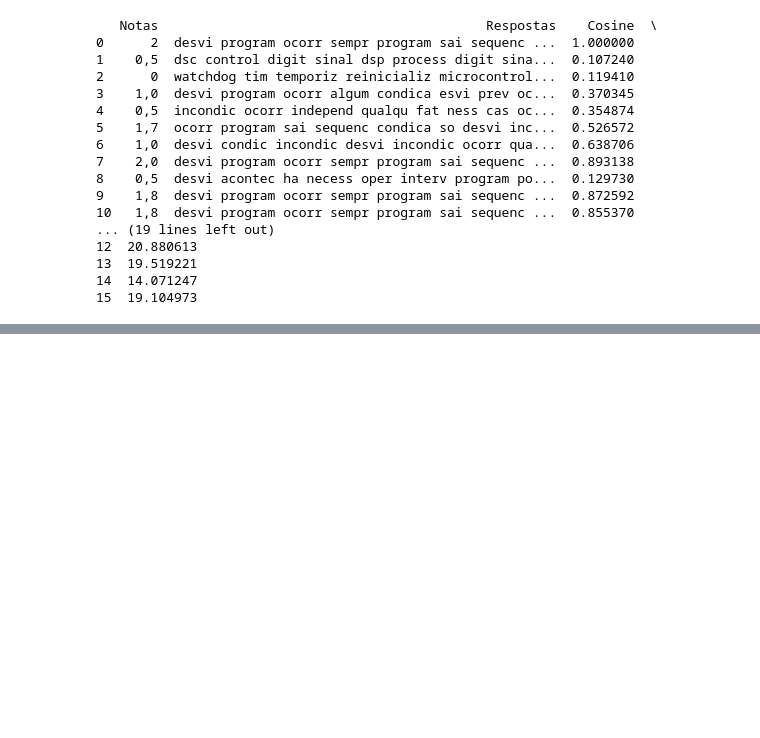
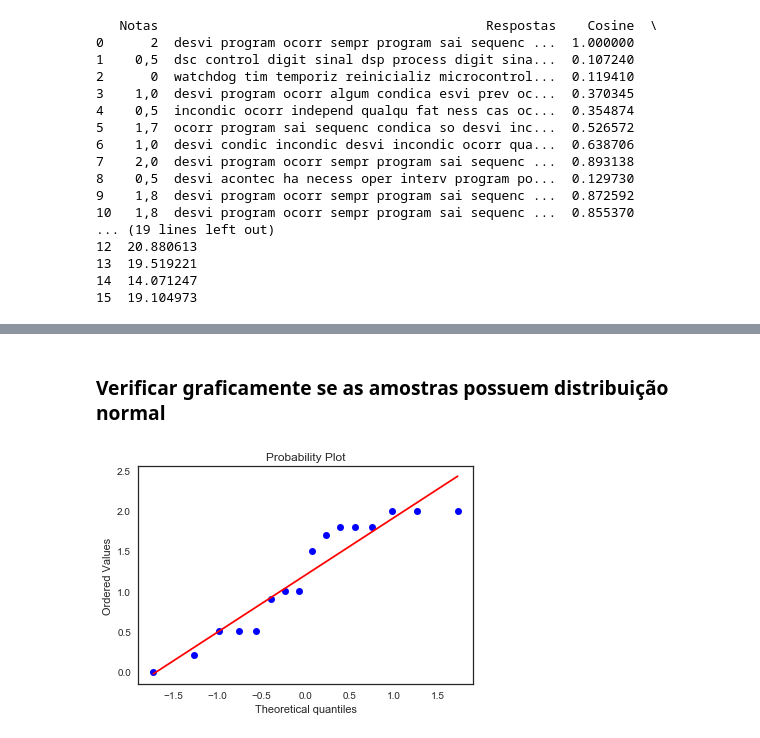
Before and after one commit to leonardbarreto/PIBIC_Assessment_Corrector, a Jupyter notebook: ProjetoIC.ipynb, the cells around one changed output, grey strips where cells are left out. Saved outputs shown, nothing was run; the diff lists cells and outputs as text; code cells hidden in the pictures; blank space fills up the shorter version.

```diff
--- a/ProjetoIC.ipynb
+++ b/ProjetoIC.ipynb
@@ -602,0 +603,7 @@ print(dfMerged)
+# %%
+from sklearn.metrics.pairwise import manhattan_distances
+
+#Similaridade entre o 1 documento (que é o gabarito) e os demais
+c=manhattan_distances(train_data_features[0:1],train_data_features)
+dfMerged['Manhattan']=pd.Series(c[0])
+print(dfMerged)
@@ -602,0 +650,22 @@ print(dfMerged)
+# %% [markdown]
+### Verificar graficamente se as amostras possuem distribuição normal
+# %%
+import numpy as np
+import pylab
+import scipy.stats as stats
+
+notas=[]
+n=0
+for index,row in dfMerged.iterrows(): #Respostas
+    if (type(row['Notas']) is str):
+        n=float(row['Notas'].replace(',','.'))#="0"#(row['Notas']).replace(',','.')
+    else:
+        n=row['Notas']
+    notas.append(n)
+dfMerged['Notas']=notas
+
+
+stats.probplot(notas, dist="norm", plot=pylab)
+pylab.show()
+# %% [output]
+[figure, added]
```
Also changed, not shown: parts of 19 cells of this notebook, 1 other file.
